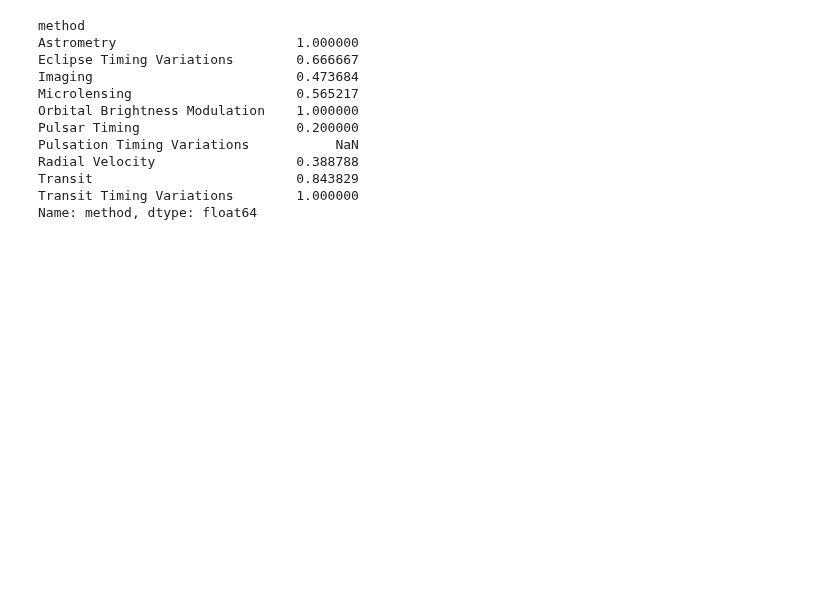
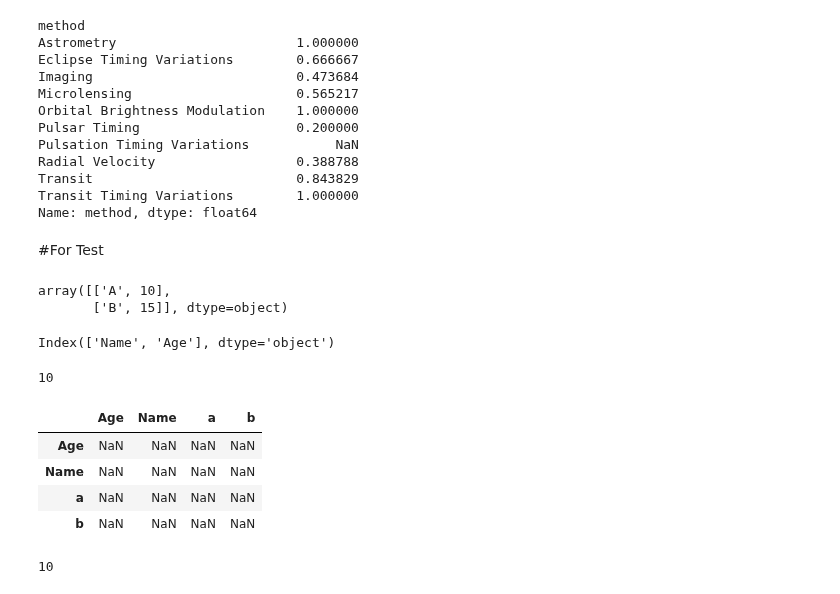
Before and after one commit to ajayks1974/learn_tools_tech, a Jupyter notebook: fds/fds_wk10_pandas.ipynb, the cells around one changed output. Cells and saved outputs as stored; diff of their text form; code cells hidden in the pictures; blank space fills up the shorter version.

```diff
--- a/fds/fds_wk10_pandas.ipynb
+++ b/fds/fds_wk10_pandas.ipynb
@@ -848,3 +841,35 @@ Radial Velocity                  0.388788
 Transit                          0.843829
 Transit Timing Variations        1.000000
 Name: method, dtype: float64
+# %% [markdown]
+#For Test
+# %%
+import pandas as pd
+data = [['A',10],['B',15]]
+df = pd.DataFrame(data, index =
+                  ['a','b'], columns=['Name','Age'])
+# %%
+df.values
+# %% [output]
+array([['A', 10],
+       ['B', 15]], dtype=object)
+# %%
+df.columns
+# %% [output]
+Index(['Name', 'Age'], dtype='object')
+# %%
+df.loc['a','Age']
+# %% [output]
+10
+# %%
+df - df.T
+# %% [output]
+|  | Age | Name | a | b |
+| Age | NaN | NaN | NaN | NaN |
+| Name | NaN | NaN | NaN | NaN |
+| a | NaN | NaN | NaN | NaN |
+| b | NaN | NaN | NaN | NaN |
+# %%
+df['Age']['a']
+# %% [output]
+10
```
Also changed, not shown: parts of 1 cell of this notebook.
